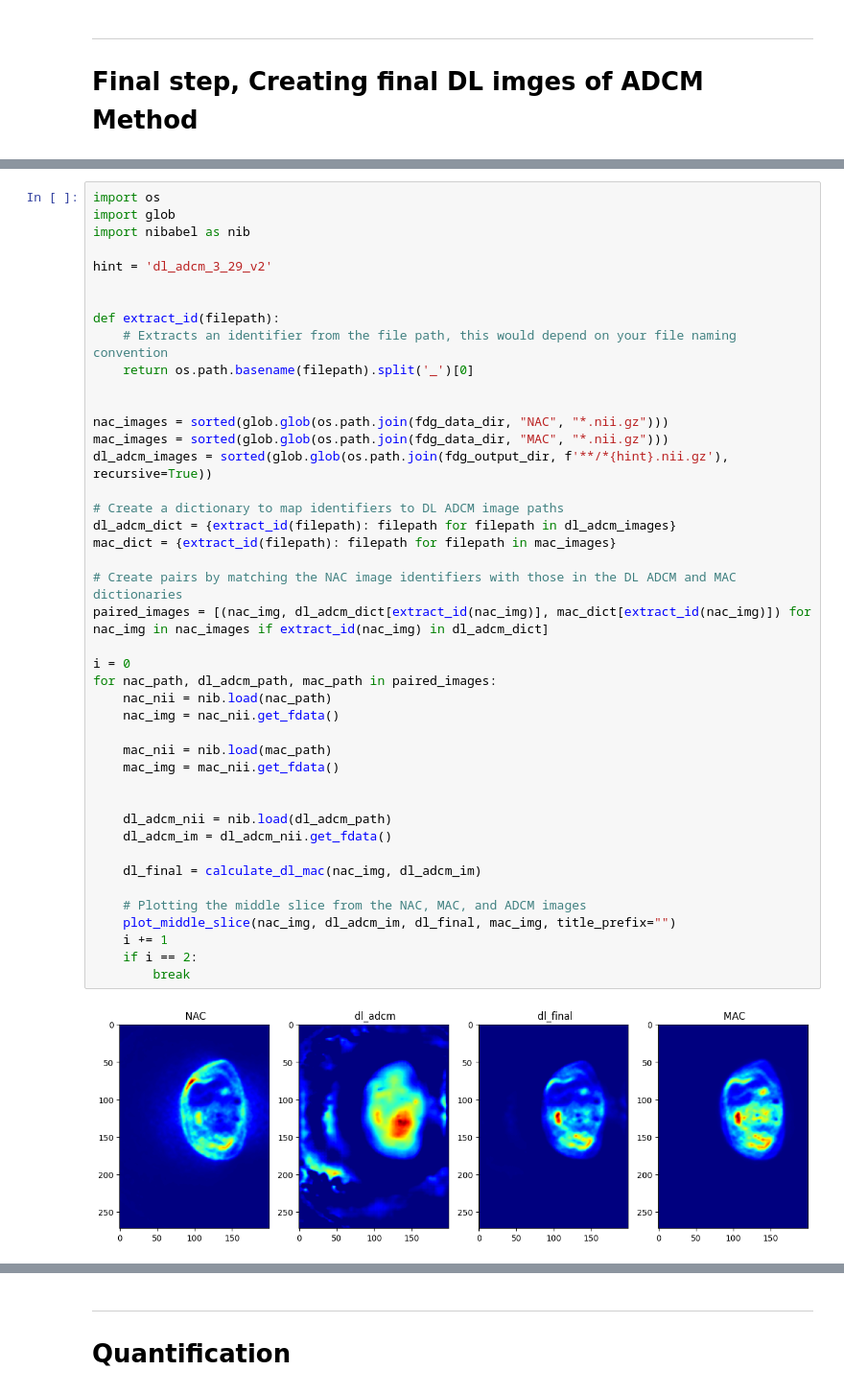
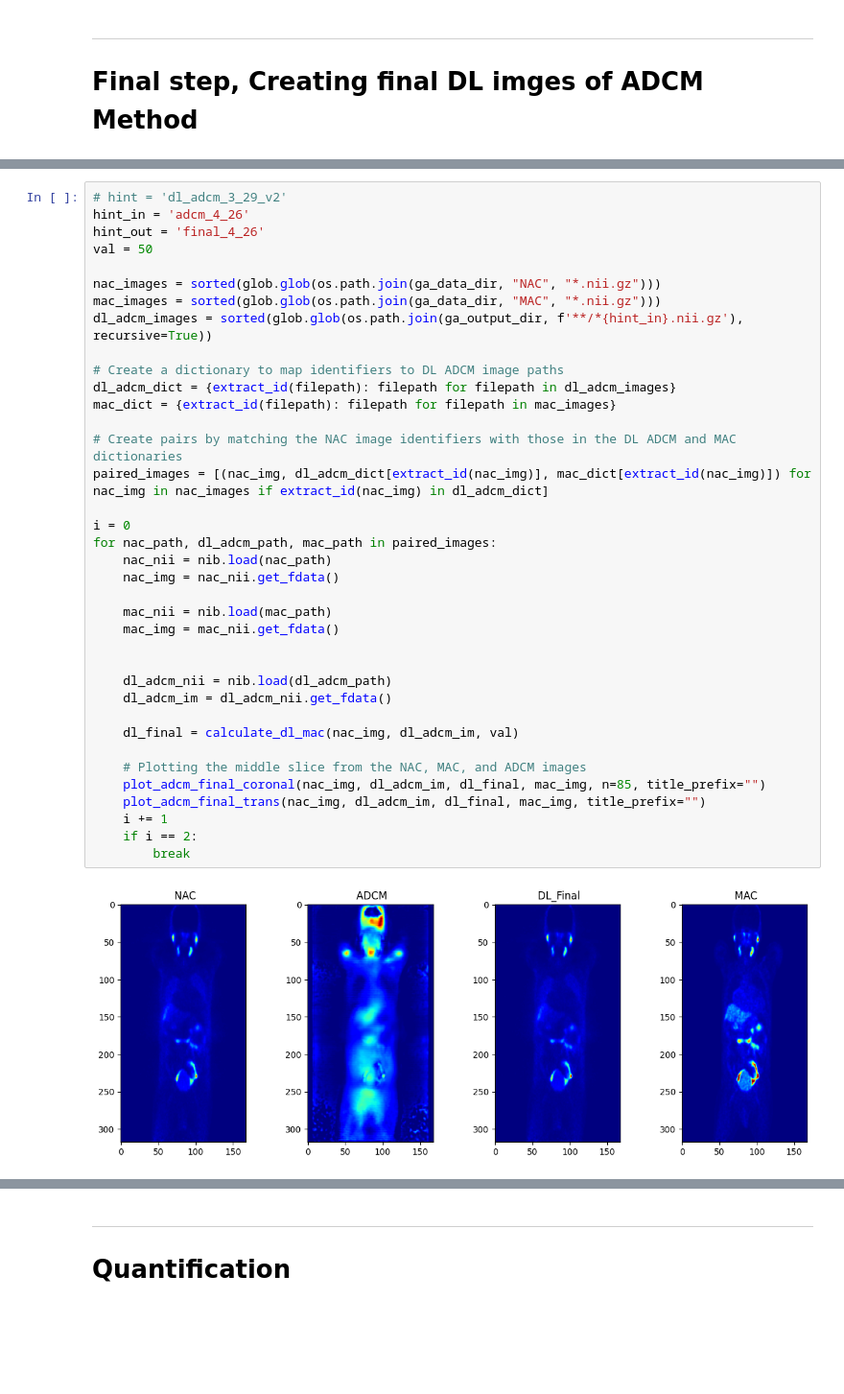
Before and after one commit to s-shahpouri/DL_PET, a Jupyter notebook: data_prep_adcm.ipynb, the cells around one changed output, grey strips where cells are left out. Shown at 96% size. Drawn from its saved outputs; the diff is of its cells as text; blank space fills up the shorter version.

Commit message:
Turning plot for results part into center-wise and dataframe format

```diff
--- a/data_prep_adcm.ipynb
+++ b/data_prep_adcm.ipynb
@@ -622,45 +566,39 @@ def plot_middle_slice(nac_img, dl_adcm_im, dl_final, mac_images, title_prefix=''
 # %%
-import os
-import glob
-import nibabel as nib
+# hint = 'dl_adcm_3_29_v2'
+hint_in = 'adcm_4_26'
+hint_out = 'final_4_26'
+val = 50
 
-hint = 'dl_adcm_3_29_v2'
-
-
-def extract_id(filepath):
-    # Extracts an identifier from the file path, this would depend on your file naming convention
-    return os.path.basename(filepath).split('_')[0]
-
-
-nac_images = sorted(glob.glob(os.path.join(fdg_data_dir, "NAC", "*.nii.gz")))
-mac_images = sorted(glob.glob(os.path.join(fdg_data_dir, "MAC", "*.nii.gz")))
-dl_adcm_images = sorted(glob.glob(os.path.join(fdg_output_dir, f'**/*{hint}.nii.gz'), recursive=True))
+nac_images = sorted(glob.glob(os.path.join(ga_data_dir, "NAC", "*.nii.gz")))
+mac_images = sorted(glob.glob(os.path.join(ga_data_dir, "MAC", "*.nii.gz")))
+dl_adcm_images = sorted(glob.glob(os.path.join(ga_output_dir, f'**/*{hint_in}.nii.gz'), recursive=True))
 
 # Create a dictionary to map identifiers to DL ADCM image paths
 dl_adcm_dict = {extract_id(filepath): filepath for filepath in dl_adcm_images}
 mac_dict = {extract_id(filepath): filepath for filepath in mac_images}
 
 # Create pairs by matching the NAC image identifiers with those in the DL ADCM and MAC dictionaries
 paired_images = [(nac_img, dl_adcm_dict[extract_id(nac_img)], mac_dict[extract_id(nac_img)]) for nac_img in nac_images if extract_id(nac_img) in dl_adcm_dict]
 
 i = 0
 for nac_path, dl_adcm_path, mac_path in paired_images:
     nac_nii = nib.load(nac_path)
     nac_img = nac_nii.get_fdata()
 
     mac_nii = nib.load(mac_path)
     mac_img = mac_nii.get_fdata()
 
 
     dl_adcm_nii = nib.load(dl_adcm_path)
     dl_adcm_im = dl_adcm_nii.get_fdata()
 
-    dl_final = calculate_dl_mac(nac_img, dl_adcm_im)
+    dl_final = calculate_dl_mac(nac_img, dl_adcm_im, val)
 
     # Plotting the middle slice from the NAC, MAC, and ADCM images
-    plot_middle_slice(nac_img, dl_adcm_im, dl_final, mac_img, title_prefix="")
+    plot_adcm_final_coronal(nac_img, dl_adcm_im, dl_final, mac_img, n=85, title_prefix="")
+    plot_adcm_final_trans(nac_img, dl_adcm_im, dl_final, mac_img, title_prefix="")
     i += 1
     if i == 2:
         break
 # %% [output]
-[figure, old version]
+[figure, new version]
```
Also changed, not shown: parts of 17 cells of this notebook, 7 other files.
